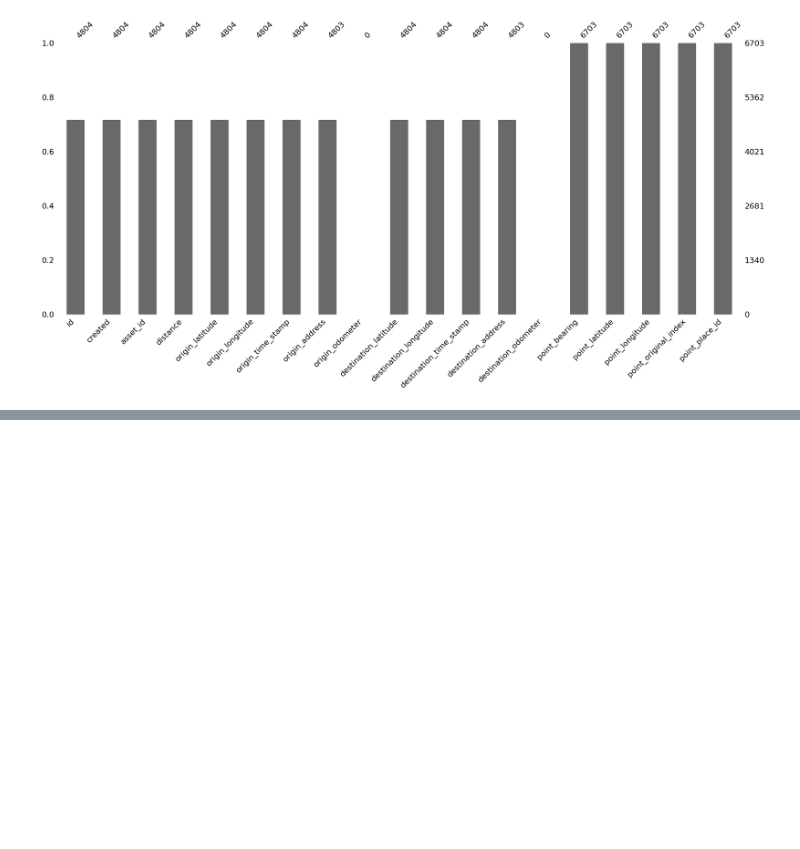
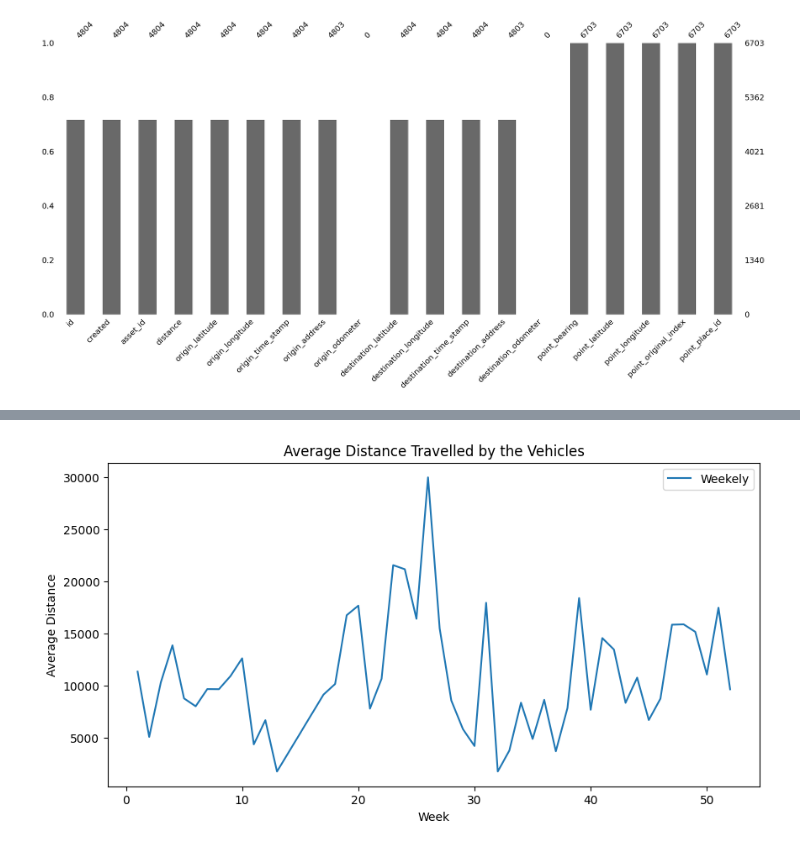
Before and after one commit to Ronnie-Leon76/Yatsa-Analytics, a Jupyter notebook: Yatsa-Analytics-EDA.ipynb, the cells around one changed output, grey strips where cells are left out. Saved outputs shown, nothing was run; the diff lists cells and outputs as text; code cells hidden in the pictures; blank space fills up the shorter version.

```diff
--- a/Yatsa-Analytics-EDA.ipynb
+++ b/Yatsa-Analytics-EDA.ipynb
@@ -283,0 +402,12 @@ array(['id', 'created', 'asset_id', 'distance', 'origin_latitude',
+# %%
+import matplotlib.pyplot as plt
+%matplotlib inline
+plt.figure(figsize=(10, 5))
+plt.plot(trips_df.groupby('created_week')['distance'].mean(), label='Weekely')
+plt.legend()
+plt.xlabel('Week')
+plt.ylabel('Average Distance')
+plt.title('Average Distance Travelled by the Vehicles')
+plt.show()
+# %% [output]
+[figure, added]
```
Also changed, not shown: parts of 42 cells of this notebook, 1 other file.
